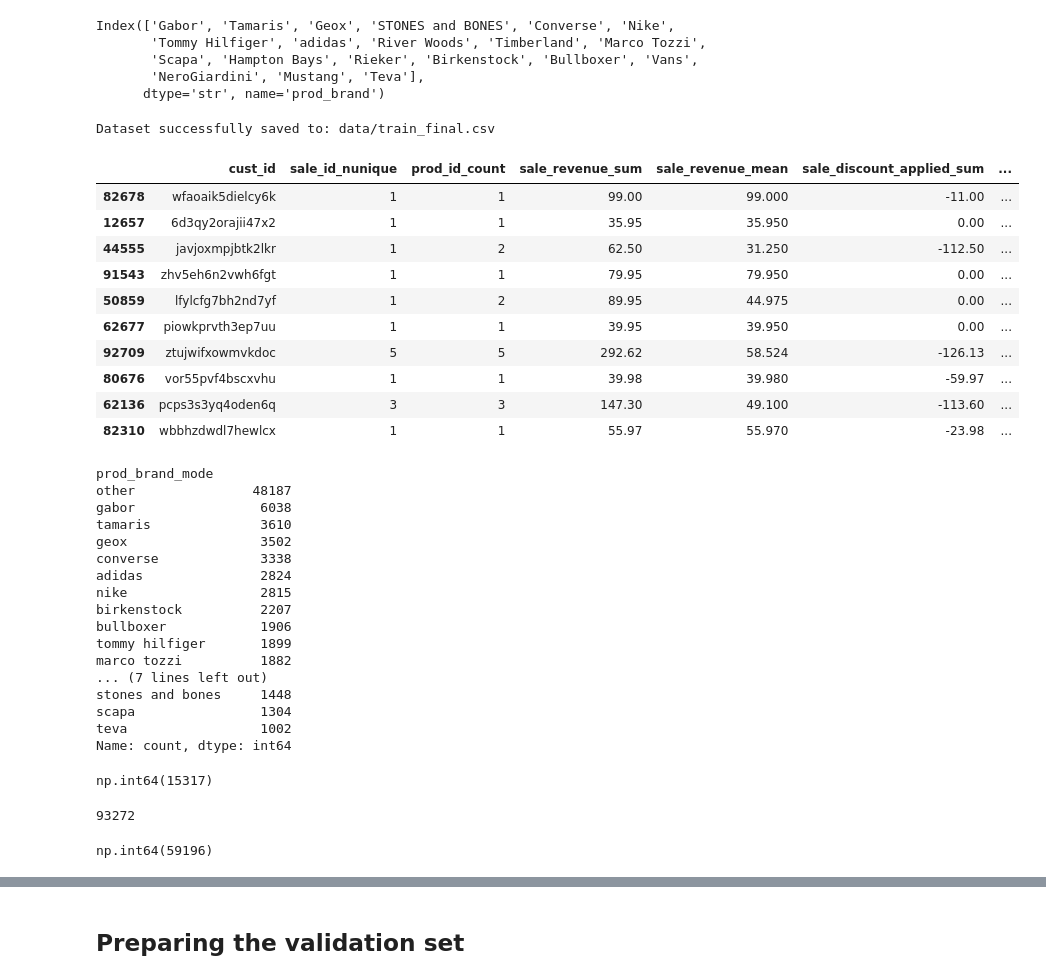
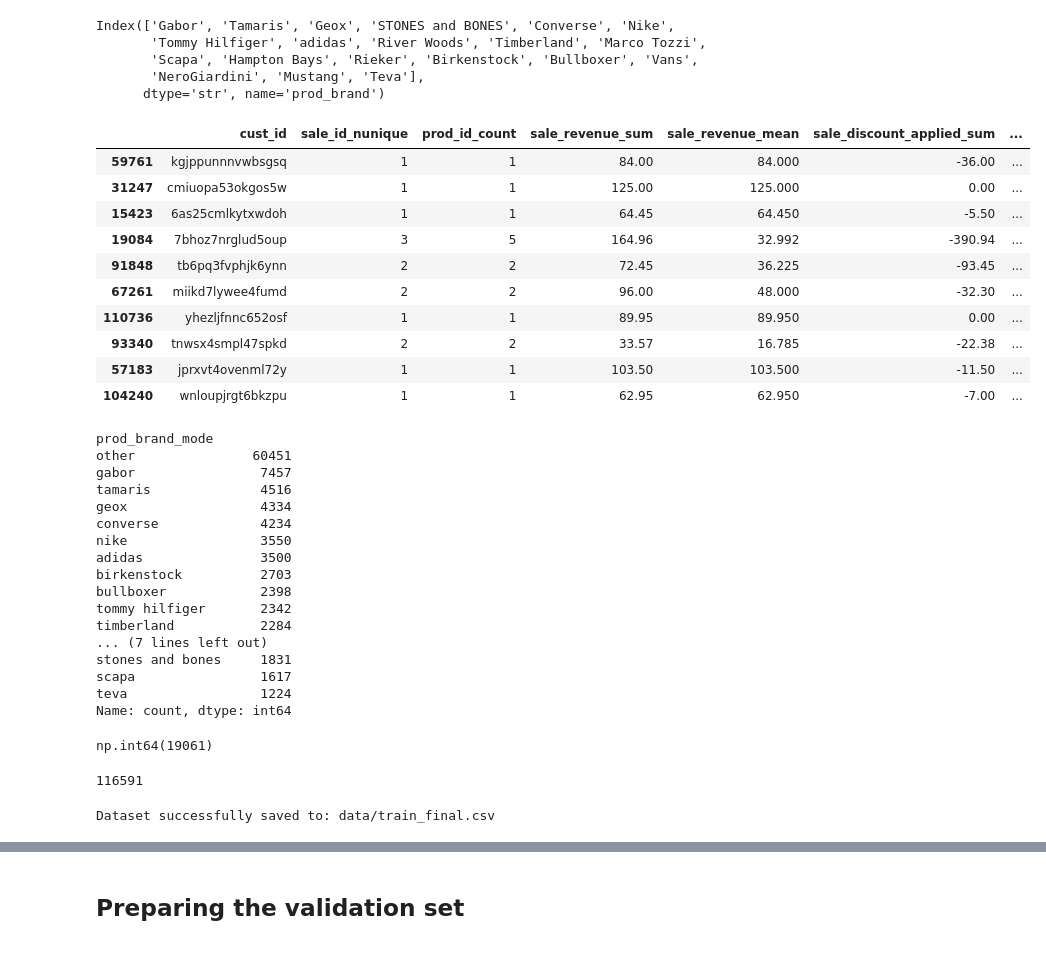
Before and after one commit to aradmehralian/Advanced-Analytics-Projects, a Jupyter notebook: Assignment 1/EDA_feature_engineering.ipynb, the cells around one changed output, grey strips where cells are left out. Drawn from its saved outputs; the diff is of its cells as text; code cells hidden in the pictures.

Commit message:
Modify train, valid, and test splits
went back to the previous approach. test customers
are also included in the train

```diff
--- a/Assignment 1/EDA_feature_engineering.ipynb
+++ b/Assignment 1/EDA_feature_engineering.ipynb
@@ -523,58 +516,56 @@ Index(['Gabor', 'Tamaris', 'Geox', 'STONES and BONES', 'Converse', 'Nike',
 # %%
 max_date = df_train["order_date"].max()
 # %%
-train_final = engineer_features(
+train_features = engineer_features(
     df_train,
     global_max_date=max_date,
     top_brands=top_brands,
-    df_targets=train_targets,
-    save_path="data/train_final",
 )
-# %% [output]
-Dataset successfully saved to: data/train_final.csv
 # %%
-train_final.sample(n=10, random_state=10)
+train_features.sample(n=10, random_state=10)
 # %% [output]
 |  | cust_id | sale_id_nunique | prod_id_count | sale_revenue_sum | sale_revenue_mean | sale_discount_applied_sum | ... |
-| 82678 | wfaoaik5dielcy6k | 1 | 1 | 99.00 | 99.000 | -11.00 | ... |
-| 12657 | 6d3qy2orajii47x2 | 1 | 1 | 35.95 | 35.950 | 0.00 | ... |
-| 44555 | javjoxmpjbtk2lkr | 1 | 2 | 62.50 | 31.250 | -112.50 | ... |
-| 91543 | zhv5eh6n2vwh6fgt | 1 | 1 | 79.95 | 79.950 | 0.00 | ... |
-| 50859 | lfylcfg7bh2nd7yf | 1 | 2 | 89.95 | 44.975 | 0.00 | ... |
-| 62677 | piowkprvth3ep7uu | 1 | 1 | 39.95 | 39.950 | 0.00 | ... |
-| 92709 | ztujwifxowmvkdoc | 5 | 5 | 292.62 | 58.524 | -126.13 | ... |
-| 80676 | vor55pvf4bscxvhu | 1 | 1 | 39.98 | 39.980 | -59.97 | ... |
-| 62136 | pcps3s3yq4oden6q | 3 | 3 | 147.30 | 49.100 | -113.60 | ... |
-| 82310 | wbbhzdwdl7hewlcx | 1 | 1 | 55.97 | 55.970 | -23.98 | ... |
+| 59761 | kgjppunnnvwbsgsq | 1 | 1 | 84.00 | 84.000 | -36.00 | ... |
+| 31247 | cmiuopa53okgos5w | 1 | 1 | 125.00 | 125.000 | 0.00 | ... |
+| 15423 | 6as25cmlkytxwdoh | 1 | 1 | 64.45 | 64.450 | -5.50 | ... |
+| 19084 | 7bhoz7nrglud5oup | 3 | 5 | 164.96 | 32.992 | -390.94 | ... |
+| 91848 | tb6pq3fvphjk6ynn | 2 | 2 | 72.45 | 36.225 | -93.45 | ... |
+| 67261 | miikd7lywee4fumd | 2 | 2 | 96.00 | 48.000 | -32.30 | ... |
+| 110736 | yhezljfnnc652osf | 1 | 1 | 89.95 | 89.950 | 0.00 | ... |
+| 93340 | tnwsx4smpl47spkd | 2 | 2 | 33.57 | 16.785 | -22.38 | ... |
+| 57183 | jprxvt4ovenml72y | 1 | 1 | 103.50 | 103.500 | -11.50 | ... |
+| 104240 | wnloupjrgt6bkzpu | 1 | 1 | 62.95 | 62.950 | -7.00 | ... |
 # %%
-train_final["prod_brand_mode"].value_counts()
+train_features["prod_brand_mode"].value_counts()
 # %% [output]
 prod_brand_mode
-other               48187
-gabor                6038
-tamaris              3610
-geox                 3502
-converse             3338
-adidas               2824
-nike                 2815
-birkenstock          2207
-bullboxer            1906
-tommy hilfiger       1899
-marco tozzi          1882
+other               60451
+gabor                7457
+tamaris              4516
+geox                 4334
+converse             4234
+nike                 3550
+adidas               3500
+birkenstock          2703
+bullboxer            2398
+tommy hilfiger       2342
+timberland           2284
 ... (7 lines left out)
-stones and bones     1448
-scapa                1304
-teva                 1002
+stones and bones     1831
+scapa                1617
+teva                 1224
 Name: count, dtype: int64
 # %%
-(train_final["recent_spend_ratio"] > 0).sum()
+(train_features["recent_spend_ratio"] > 0).sum()
 # %% [output]
-np.int64(15317)
+np.int64(19061)
 # %%
-len(train_final)
+len(train_features)
 # %% [output]
-93272
+116591
-# %%
-(train_final["revenue_2018_2019"] == 0).sum()
-# %% [output]
-np.int64(59196)
+# %%
+train_final = finalize_and_save(
+    features=train_features, df_targets=train_targets, save_path="data/train_final"
+)
+# %% [output]
+Dataset successfully saved to: data/train_final.csv
```
Also changed, not shown: parts of 48 cells of this notebook, 13 other files.
